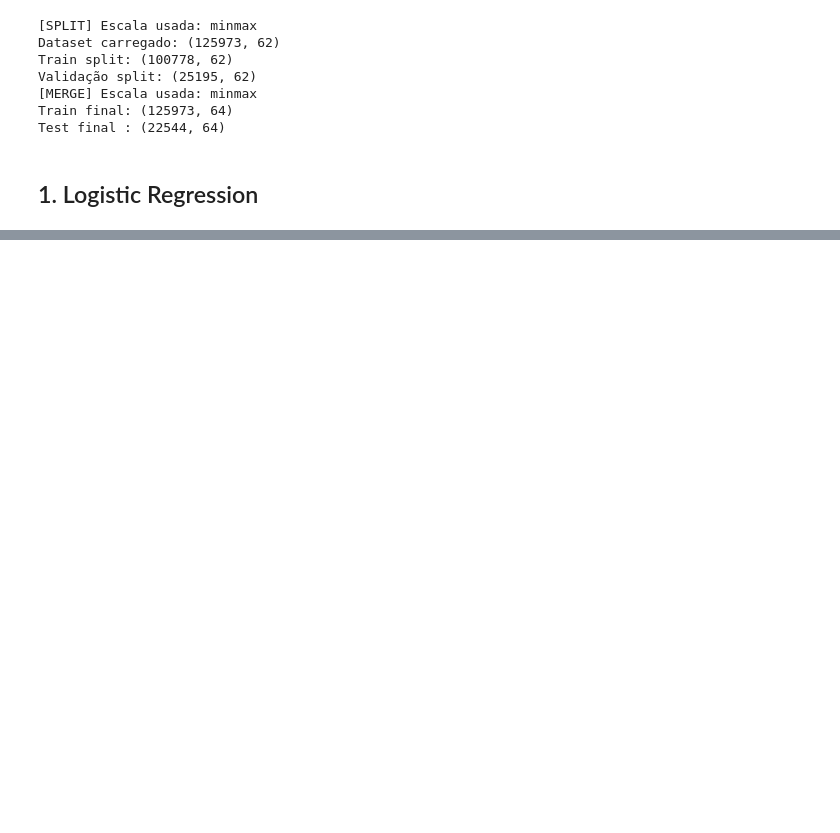
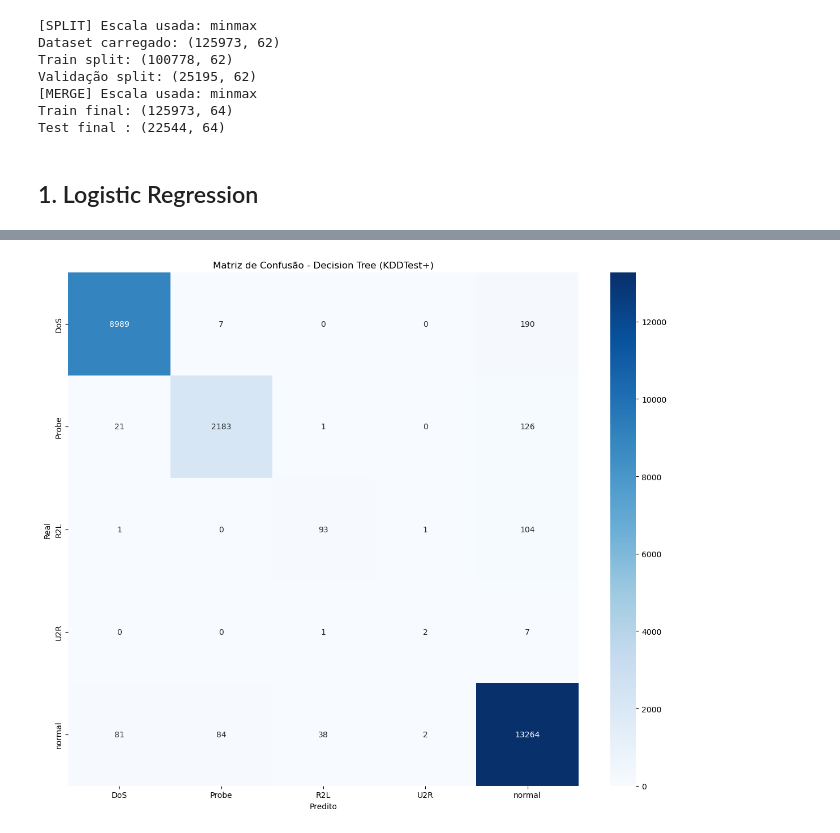
Before and after one commit to pedro-coelho-dr/ml-ids, a Jupyter notebook: notebooks/03_01_logistic_regression.ipynb, the cells around one changed output, grey strips where cells are left out. Drawn from its saved outputs; the diff is of its cells as text; code cells hidden in the pictures; blank space fills up the shorter version.

```diff
--- a/notebooks/03_01_logistic_regression.ipynb
+++ b/notebooks/03_01_logistic_regression.ipynb
@@ -106,0 +311,19 @@ Test final : (22544, 64)
+# %%
+y_train_enc = le.fit_transform(y_train_final)
+y_test_enc = le.transform(y_test_final)
+
+best_lr.fit(X_train_final, y_train_enc)
+y_pred = best_lr.predict(X_test_final)
+
+accuracy = accuracy_score(y_test_enc, y_pred)
+precision = precision_score(y_test_enc, y_pred, average='macro')
+recall = recall_score(y_test_enc, y_pred, average='macro')
+f1 = f1_score(y_test_enc, y_pred, average='macro')
+rmse = np.sqrt(mean_squared_error(y_test_enc, y_pred))
+
+print("\n==== Avaliação Final - Logistic Regression (KDDTrain+ vs KDDTest+) ====")
+print(f"{'Acurácia:':<30} {accuracy:.4f}")
+print(f"{'F1-score (macro):':<30} {f1:.4f}")
+print(f"{'Precisão (macro):':<30} {precision:.4f}")
+print(f"{'Recall (macro / TPR):':<30} {recall:.4f}")
+print(f"{'RMSE:':<30} {rmse:.4f}")
@@ -106,0 +341,62 @@ Test final : (22544, 64)
+# %%
+
+# Visualização da matriz de confusão multiclasse
+plt.figure(figsize=(12, 10))  # Define o tamanho da figura
+sns.heatmap(cm, annot=True, fmt='d', cmap='Blues',  # Cria um mapa de calor com os valores inteiros
+            xticklabels=le.classes_, yticklabels=le.classes_)  # Usa as classes originais como rótulos
+plt.xlabel('Predito')  # Define o nome do eixo x
+plt.ylabel('Real')  # Define o nome do eixo y
+plt.title('Matriz de Confusão - Decision Tree (KDDTest+)')  # Título do gráfico
+plt.tight_layout()  # Ajusta o layout para evitar sobreposição
+plt.show()  # Exibe o gráfico
+
+# Relatório detalhado por classe
+
+# Converte os rótulos numéricos de teste e predição para as classes originais
+y_test_labels = le.inverse_transform(y_test_enc)
+y_pred_labels = le.inverse_transform(y_pred)
+
+# Gera o relatório de classificação com precisão, recall e F1-score por classe
+report_dict = classification_report(
+    y_test_labels,
+    y_pred_labels,
+    output_dict=True,  # Retorna o relatório como dicionário para posterior manipulação
+    digits=4  # Define a precisão de 4 casas decimais
+)
+
+# Converte o relatório para um DataFrame para visualização tabular
+report_df = pd.DataFrame(report_dict).transpose()
+print(report_df)  # Exibe o DataFrame com as métricas por classe
+
+# Avaliação binária (normal vs ataque)
+
+# Transforma as classes em binárias: 0 para "normal", 1 para qualquer outro tipo de ataque
+y_test_bin = pd.Series(y_test_labels).apply(lambda x: 0 if x == "normal" else 1)
+y_pred_bin = pd.Series(y_pred_labels).apply(lambda x: 0 if x == "normal" else 1)
+
+# Gera o relatório de classificação binária
+report_bin = classification_report(
+    y_test_bin,
+    y_pred_bin,
+    target_names=["normal", "attack"],  # Define os nomes das classes para o relatório
+    digits=4,
+    output_dict=True
+)
+
+# Converte o relatório binário para DataFrame
+report_bin_df = pd.DataFrame(report_bin).transpose()
+print(report_bin_df)  # Exibe as métricas binárias
+
+# Gera e plota a matriz de confusão binária
+cm_bin = confusion_matrix(y_test_bin, y_pred_bin)
+disp = ConfusionMatrixDisplay(confusion_matrix=cm_bin, display_labels=["normal", "attack"])
+
+# Visualização da matriz de confusão binária
+fig, ax = plt.subplots(figsize=(6, 5))  # Define o tamanho da figura
+disp.plot(cmap="Blues", ax=ax, colorbar=False)  # Plota a matriz com mapa de calor azul
+plt.title("Matriz de Confusão Binária - Decision Tree (normal vs attack)")  # Título
+plt.grid(False)  # Remove a grade do gráfico
+plt.tight_layout()  # Ajusta layout
+plt.show()  # Exibe o gráfico
+# %% [output]
+[figure, added]
```
Also changed, not shown: parts of 13 cells of this notebook.
